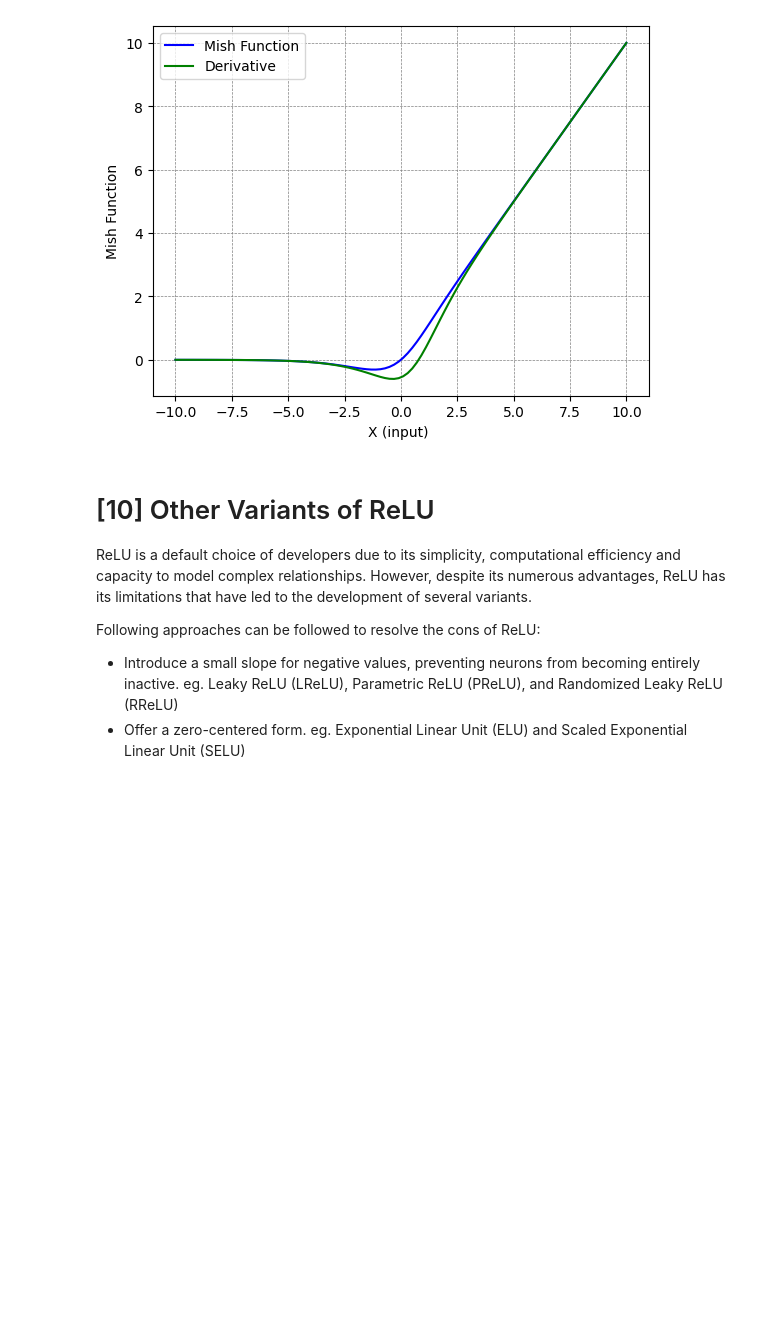
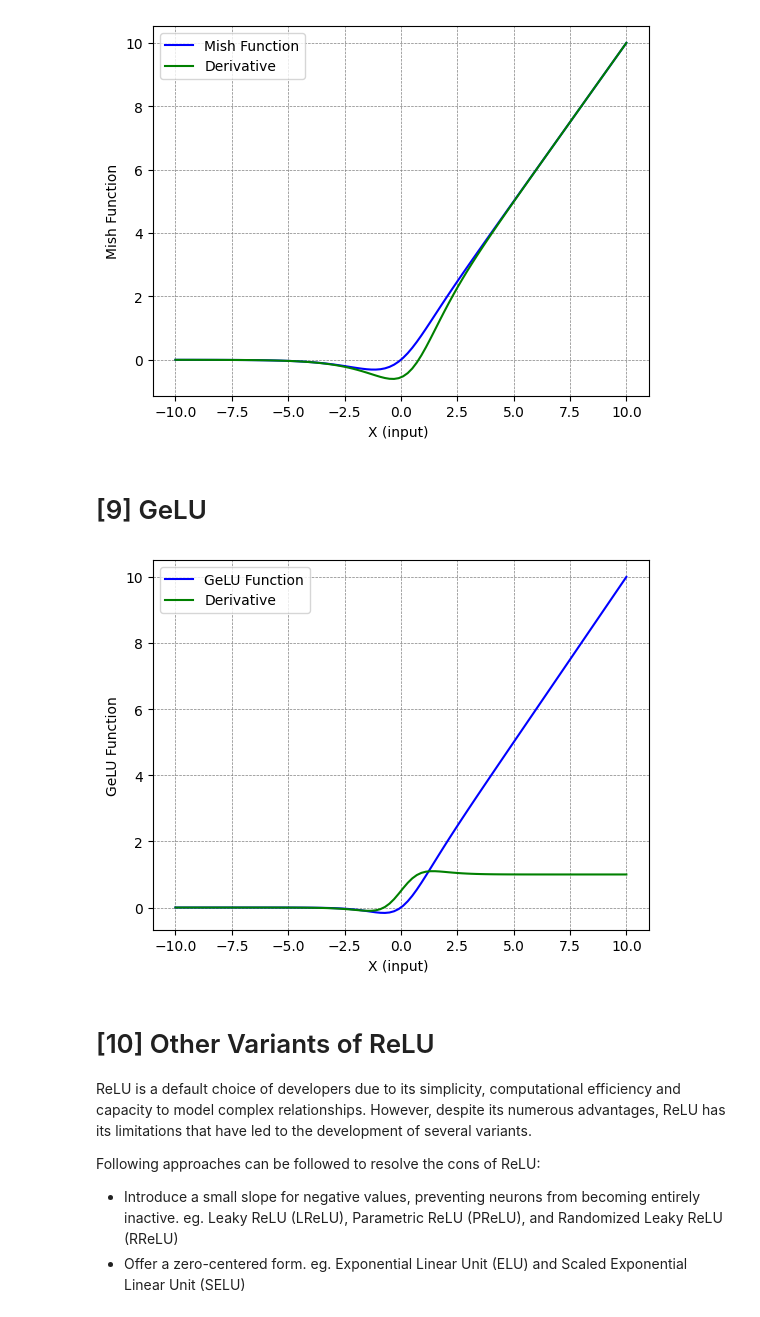
Before and after one commit to karunesh-upadhyay/computer_vision, a Jupyter notebook: Pytorch/Pytorch2_Activation_Functions.ipynb, the cells around one changed output. Saved outputs shown, nothing was run; the diff lists cells and outputs as text; code cells hidden in the pictures; blank space fills up the shorter version.

Commit message:
Adding Gelu

```diff
--- a/Pytorch/Pytorch2_Activation_Functions.ipynb
+++ b/Pytorch/Pytorch2_Activation_Functions.ipynb
@@ -210,6 +188,28 @@ output,deriv = mish_function(xseries)
 plot_function(xseries,output,deriv,'Mish Function')
 # %% [output]
 [figure]
+# %% [markdown]
+# [9] GeLU
+# %%
+'''
+GELU(x) = x * sigmoid( 1.702 * x )
+'''
+
+def gelu_function(x):
+
+    sigmoid_x = 1/(1 + np.exp(-1.702*x))
+
+    gelu = x * sigmoid_x
+
+    deriv = sigmoid_x + x * sigmoid_x * ( 1 - sigmoid_x ) * 1.702
+
+    return gelu,deriv
+
+xseries = np.linspace(-10,10,100)
+output,deriv = gelu_function(xseries)
+plot_function(xseries,output,deriv,'GeLU Function')
+# %% [output]
+[figure, added]
 # %% [markdown]
 # [10] Other Variants of ReLU
 
```
Also changed, not shown: parts of 10 cells of this notebook, 1 other file.
